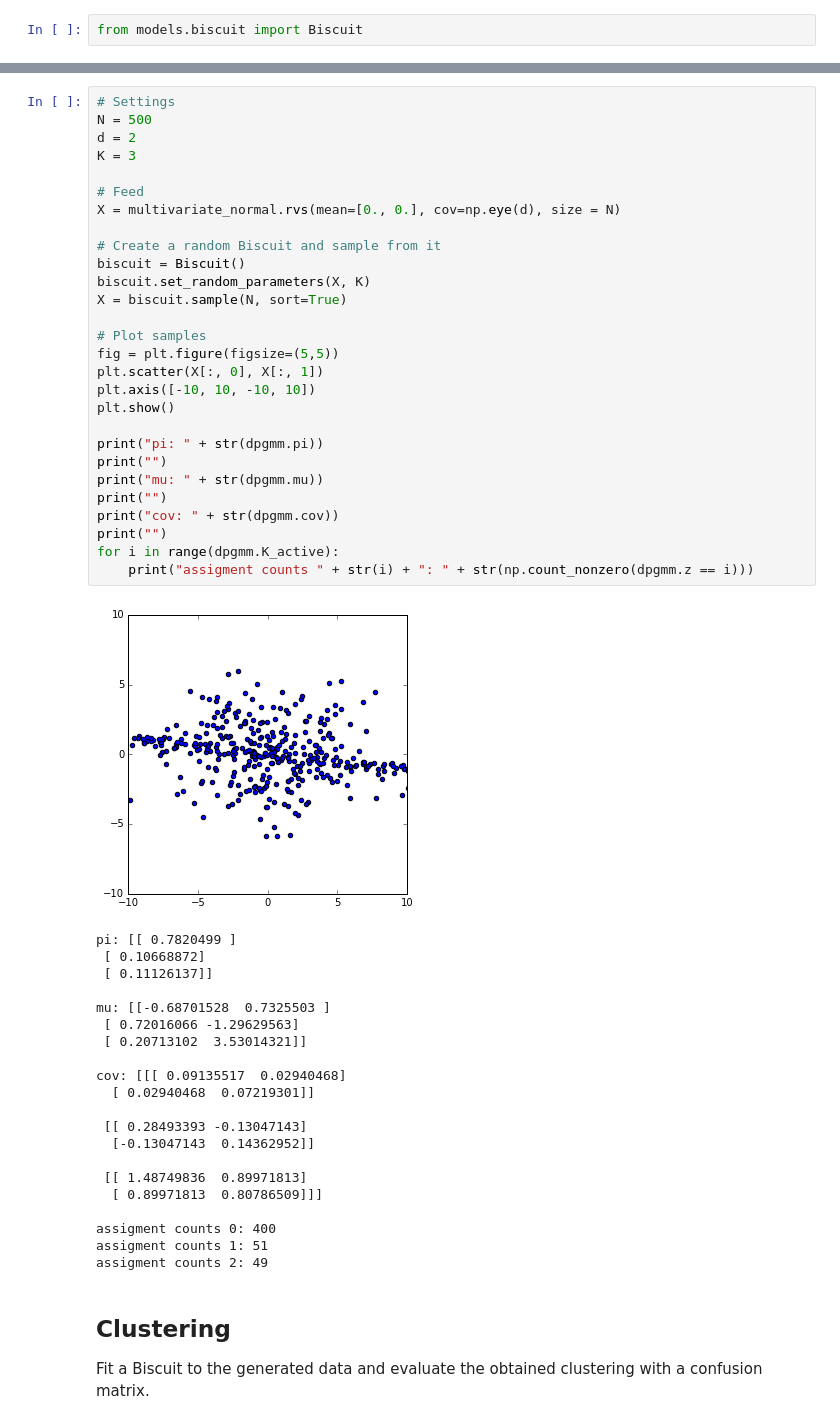
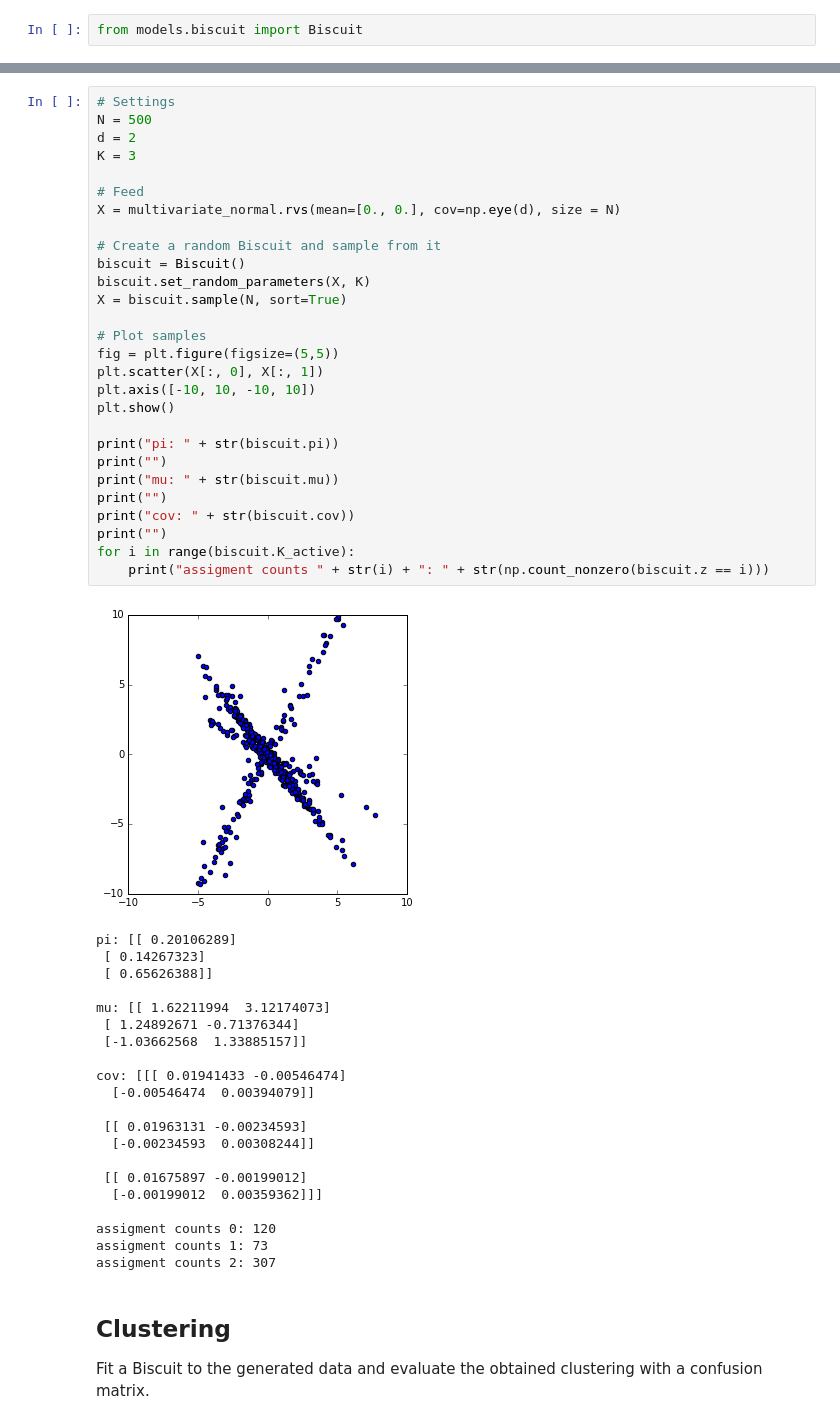
Before and after one commit to pedrofale/Thesis-Code, a Jupyter notebook: notebooks/Experiments.ipynb, the cells around one changed output, grey strips where cells are left out. Drawn from its saved outputs; the diff is of its cells as text.

```diff
--- a/notebooks/Experiments.ipynb
+++ b/notebooks/Experiments.ipynb
@@ -139,53 +139,53 @@ Generate samples from a BISCUIT with random parameters.
 # %%
 # Settings
 N = 500
 d = 2
 K = 3
 
 # Feed
 X = multivariate_normal.rvs(mean=[0., 0.], cov=np.eye(d), size = N)
 
 # Create a random Biscuit and sample from it
 biscuit = Biscuit()
 biscuit.set_random_parameters(X, K)
 X = biscuit.sample(N, sort=True)
 
 # Plot samples
 fig = plt.figure(figsize=(5,5))
 plt.scatter(X[:, 0], X[:, 1])
 plt.axis([-10, 10, -10, 10])
 plt.show()
 
-print("pi: " + str(dpgmm.pi))
+print("pi: " + str(biscuit.pi))
 print("")
-print("mu: " + str(dpgmm.mu))
+print("mu: " + str(biscuit.mu))
 print("")
-print("cov: " + str(dpgmm.cov))
+print("cov: " + str(biscuit.cov))
 print("")
-for i in range(dpgmm.K_active):
-    print("assigment counts " + str(i) + ": " + str(np.count_nonzero(dpgmm.z == i)))
+for i in range(biscuit.K_active):
+    print("assigment counts " + str(i) + ": " + str(np.count_nonzero(biscuit.z == i)))
 # %% [output]
-[figure, old version]
+[figure, new version]
-pi: [[ 0.7820499 ]
- [ 0.10668872]
- [ 0.11126137]]
+pi: [[ 0.20106289]
+ [ 0.14267323]
+ [ 0.65626388]]
 
-mu: [[-0.68701528  0.7325503 ]
- [ 0.72016066 -1.29629563]
- [ 0.20713102  3.53014321]]
+mu: [[ 1.62211994  3.12174073]
+ [ 1.24892671 -0.71376344]
+ [-1.03662568  1.33885157]]
 
-cov: [[[ 0.09135517  0.02940468]
-  [ 0.02940468  0.07219301]]
+cov: [[[ 0.01941433 -0.00546474]
+  [-0.00546474  0.00394079]]
 
- [[ 0.28493393 -0.13047143]
-  [-0.13047143  0.14362952]]
+ [[ 0.01963131 -0.00234593]
+  [-0.00234593  0.00308244]]
 
- [[ 1.48749836  0.89971813]
-  [ 0.89971813  0.80786509]]]
+ [[ 0.01675897 -0.00199012]
+  [-0.00199012  0.00359362]]]
 
-assigment counts 0: 400
-assigment counts 1: 51
-assigment counts 2: 49
+assigment counts 0: 120
+assigment counts 1: 73
+assigment counts 2: 307
 # %% [markdown]
 ## Clustering
 Fit a Biscuit to the generated data and evaluate the obtained clustering with a confusion matrix.
```
Also changed, not shown: parts of 3 cells of this notebook.
